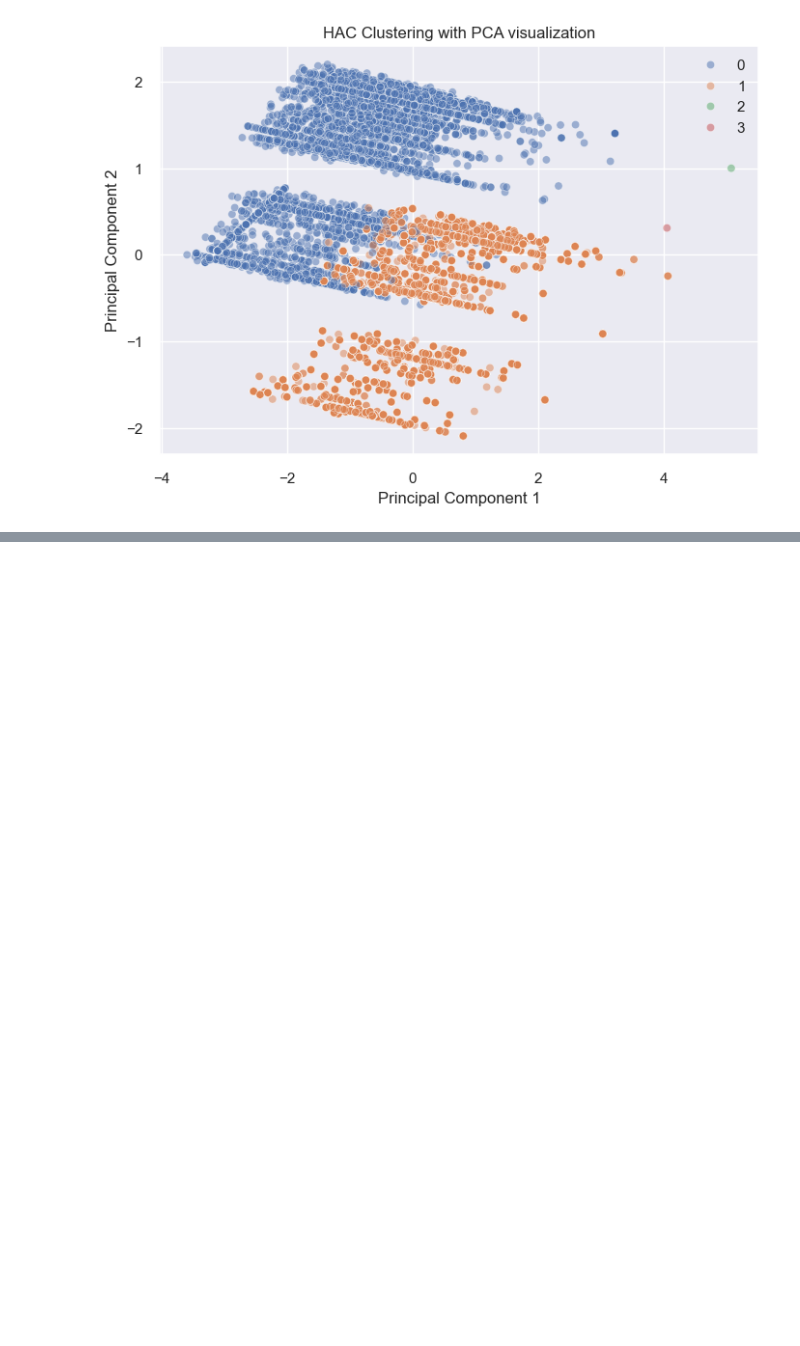
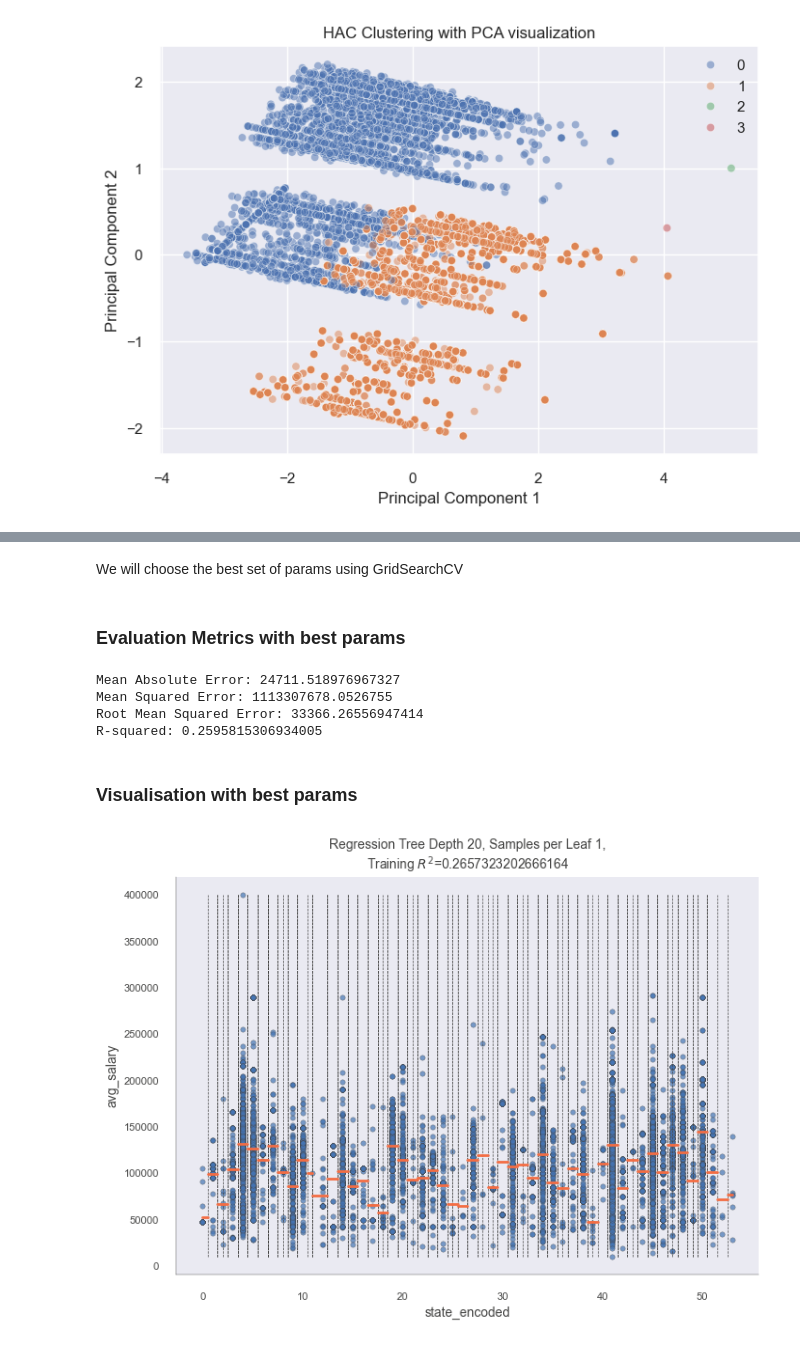
Before and after one commit to svkorepanov/aeds_sg3_salaries, a Jupyter notebook: ADES_WG3_assignment.ipynb, the cells around one changed output, grey strips where cells are left out. Drawn from its saved outputs; the diff is of its cells as text; code cells hidden in the pictures; blank space fills up the shorter version.

```diff
--- a/ADES_WG3_assignment.ipynb
+++ b/ADES_WG3_assignment.ipynb
@@ -611,0 +813,53 @@ visualize_clusters(df_salaries_scaled, hac, "HAC")
+# %% [markdown]
+We will choose the best set of params using GridSearchCV
+# %%
+# Define the parameter grid
+param_grid = {
+    'max_depth': [10, 20, 30, 40],
+    'min_samples_leaf': [1, 2, 4],
+    'min_samples_split': [2, 5, 10],
+    'max_features': ['auto', 'sqrt']
+}
+
+# Create a DecisionTreeRegressor object
+tree2 = DecisionTreeRegressor()
+
+# Create a GridSearchCV object
+grid_search = GridSearchCV(estimator=tree2, param_grid=param_grid, cv=3, scoring='neg_mean_squared_error')
+
+# Fit the GridSearchCV object to the data
+grid_search.fit(X_train, y_train)
+
+# Get the best parameters
+best_params = grid_search.best_params_
+
+# Create a new DecisionTreeRegressor object with the best parameters
+best_tree = DecisionTreeRegressor(**best_params)
+
+# Fit the new model to the data
+best_tree.fit(X_train, y_train)
+
+# Make predictions with the new model
+best_pred = best_tree.predict(X_test)
+# %% [markdown]
+### Evaluation Metrics with best params
+# %%
+evaluation_metrics(best_pred)
+# %% [output]
+Mean Absolute Error: 24711.518976967327
+Mean Squared Error: 1113307678.0526755
+Root Mean Squared Error: 33366.26556947414
+R-squared: 0.2595815306934005
+# %% [markdown]
+### Visualisation with best params
+# %%
+# plot the tree
+viz = dtreeviz.model(
+    model=best_tree,
+    X_train=X_train,
+    y_train=y_train,
+    target_name='avg_salary',
+    feature_names=cols)
+viz.rtree_feature_space(features=['state_encoded'])
+# %% [output]
+[figure, added]
```
Also changed, not shown: parts of 38 cells of this notebook, 1 other file.
